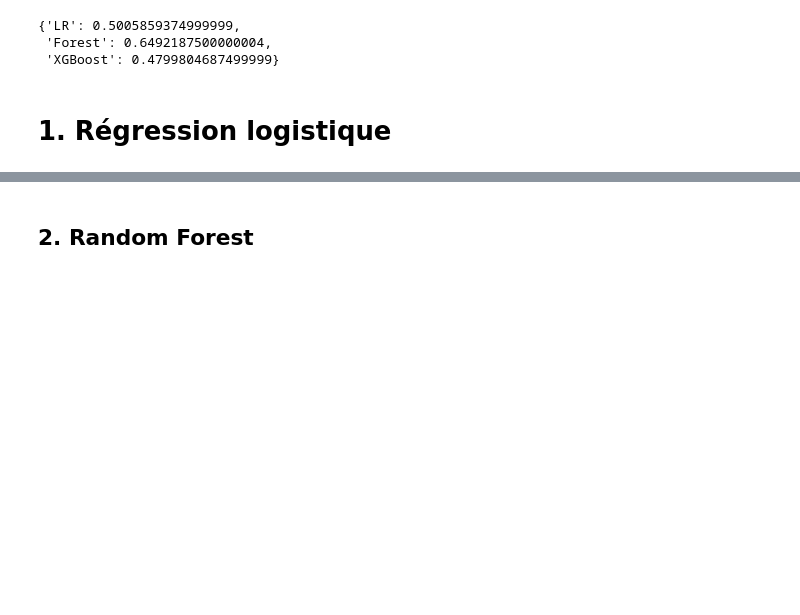
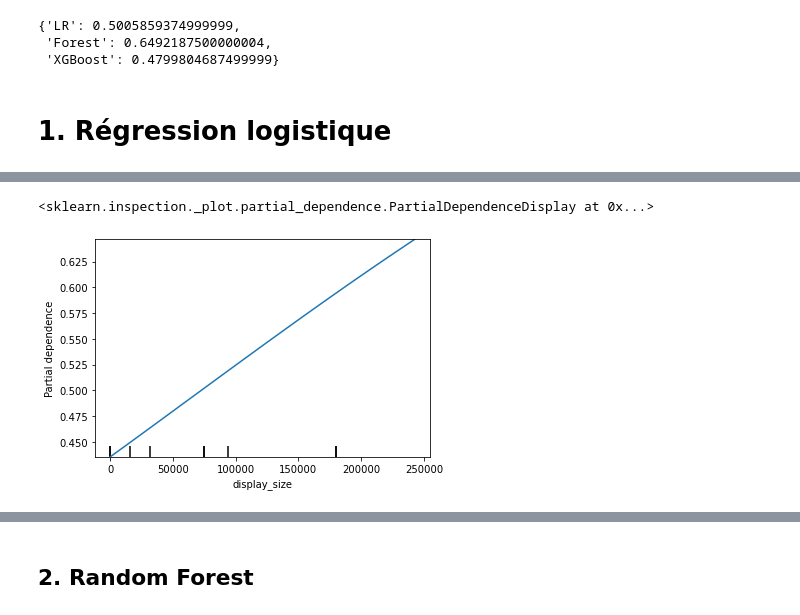
Before and after one commit to baptiste-pasquier/statapp, a Jupyter notebook: Modelisation/6_interpretation.ipynb, the cells around one changed output, grey strips where cells are left out. Drawn from its saved outputs; the diff is of its cells as text; code cells hidden in the pictures; blank space fills up the shorter version.

```diff
--- a/Modelisation/6_interpretation.ipynb
+++ b/Modelisation/6_interpretation.ipynb
@@ -183,0 +202,5 @@ coeffs.sort_values(by="Coefficients", ascending = False)
+# %%
+plot_partial_dependence(m.model, X_train, [1])
+# %% [output]
+<sklearn.inspection._plot.partial_dependence.PartialDependenceDisplay at 0x...>
+[figure, added]
```
Also changed, not shown: parts of 35 cells of this notebook, 1 other file.
